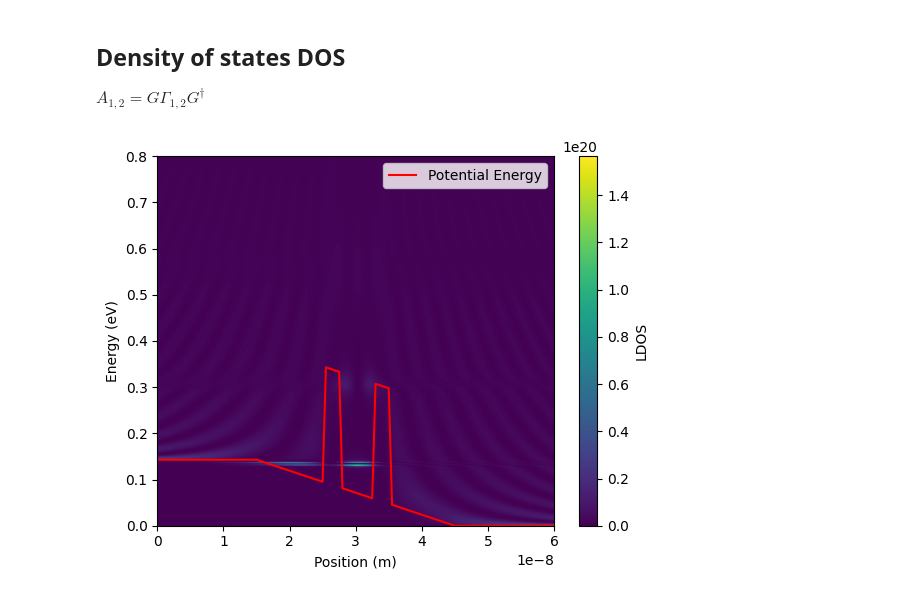
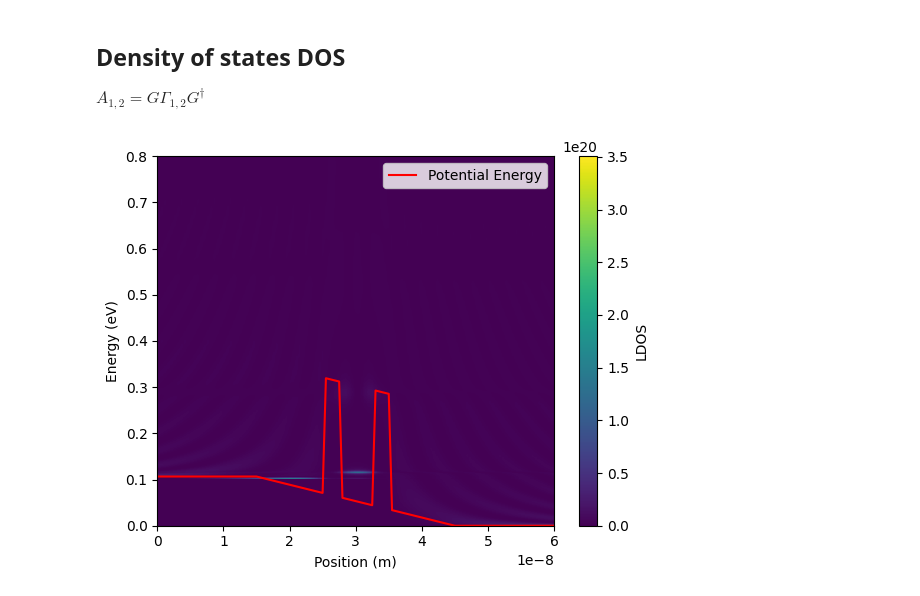
Before and after one commit to AndrijaDjokic/QuantenelektronikVertiefung, a Jupyter notebook: Projekt3.ipynb, the cells around one changed output. Saved outputs shown, nothing was run; the diff lists cells and outputs as text; code cells hidden in the pictures.

```diff
--- a/Projekt3.ipynb
+++ b/Projekt3.ipynb
@@ -146,7 +146,7 @@ def get_transmission(U, E):
 
     for i, energy in enumerate(E):
         (green, se1, se2) = Green_Function_calculation(U, energy)
-        green_adj = np.transpose(np.conjugate(G_1))
+        green_adj = np.transpose(np.conjugate(green))
         # Broadening matrices
         Gamma1 = 1j * (se1 - np.transpose(np.conjugate(se1)))
         Gamma2 = 1j * (se2 - np.transpose(np.conjugate(se2)))
@@ -172,7 +172,7 @@ d = 5e-9  # m barrier distance
 x, U = RTDpot.RTDpot(Vd, L, NL, w, h, d)
 
 # Define energies correctly
-E = np.linspace(0, 0.8*eV, 700)
+E = np.linspace(0, 0.8*eV, 1000)
 T_E = get_transmission(U*eV, E)
 # %%
 import matplotlib.pyplot as plt
@@ -202,7 +202,7 @@ plt.show()
 $I_1 = \frac{-2 e}{h} \int{\{f_1(E) - f_2(E)\} T(E) dE}$
 # %%
 T=300 #K
-voltage_points=50
+voltage_points=70
 voltages=np.linspace(0, 0.35, voltage_points)
 current=np.zeros(voltage_points)
 def dist_Fermi(E, mu):
@@ -213,6 +213,7 @@ for i in range(voltage_points):
     T_E = get_transmission(U*eV, E)
     integrand=(dist_Fermi(E, (Vd+0.02)*eV) - dist_Fermi(E, 0.02*eV))*np.abs(T_E)
     current[i]=-2*e/(hbar*2*np.pi)*np.trapezoid(integrand, E)
+    print("Done ", i, " of ", voltage_points, " voltage points, ", i/voltage_points, " %")
 plt.plot(voltages, abs(current))
 data = np.column_stack((voltages, abs(current)))
 
@@ -231,7 +249,7 @@ T=300 #K
 def dist_Fermi(E, mu):
     return 1/(1+np.exp((E-mu) / (k * T)))
 # Load data
-df = pd.read_csv("data.csv")
+df = pd.read_csv("data1.csv")
 voltage = df["Voltages (V)"]
 current = df["Current (A)"] / te_max * 1e6  # Convert current to μA
 
@@ -291,7 +309,7 @@ import numpy as np
 import matplotlib.pyplot as plt
 import matplotlib.colors as mcolors
 # Take only the first voltage
-v = voltages[1]
+v = voltages[0]
 
 # Compute potential
 x, U = RTDpot.RTDpot(v, L, NL, w, h, d)
@@ -299,35 +317,35 @@ x, U = RTDpot.RTDpot(v, L, NL, w, h, d)
 # Define energy values
 E = np.linspace(0, 0.8 * eV, 700)
 U = U * eV
 result = []
 
 # Compute LDOS for each energy
 for energy in E:
     result.append(get_ldos(U, energy) / (2 * np.pi))
 
 # Convert result to NumPy array
 result = np.array(result)
 
 # Plot LDOS heatmap using plt functions only
 plt.imshow(
     np.real(result), extent=(0, L, 0, 0.8), origin="lower", cmap="viridis", aspect="auto"#, norm=mcolors.LogNorm()
 )
 
 # Add potential energy plot
 plt.plot(x, U / eV, color="red", label="Potential Energy")
 
 # Set labels and title
 plt.xlabel("Position (m)")
 plt.ylabel("Energy (eV)")
 plt.legend()
 
 # Add colorbar
 plt.colorbar(label="LDOS")
-plt.savefig("LDOS0143V.png", dpi=300)
+plt.savefig("LDOS01V.png", dpi=300)
 # Show plot
 plt.show()
 # %% [output]
-[figure, old version]
+[figure, new version]
 # %%
 def Gn(U, E):
     (green, se1, se2) = Green_Function_calculation(U, E)
```
Also changed, not shown: parts of 6 cells of this notebook.
